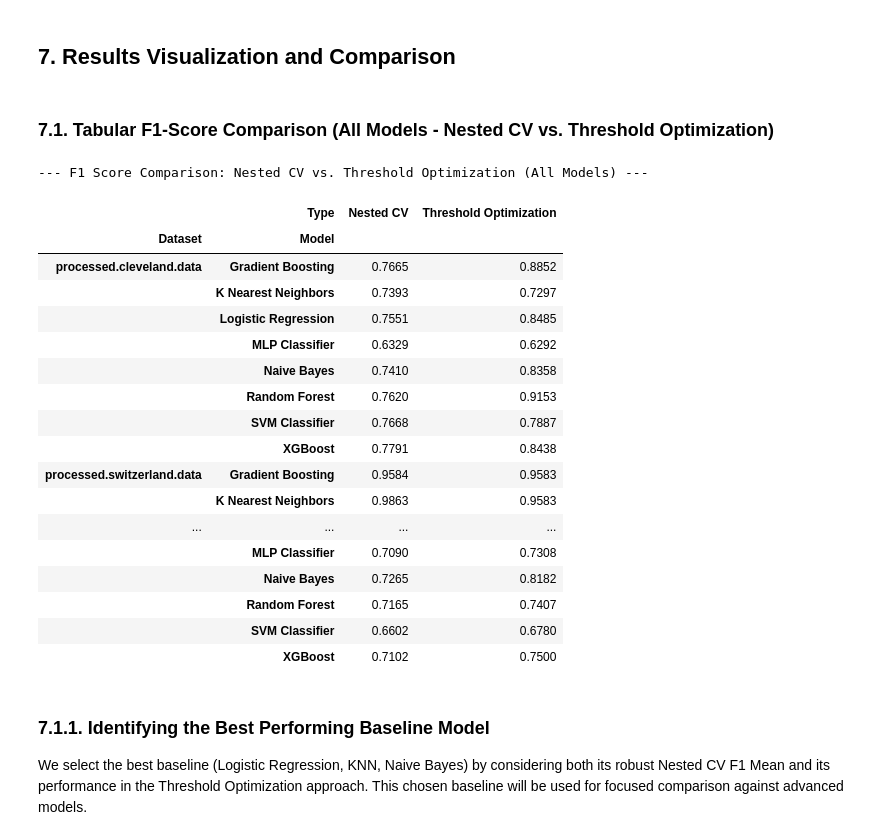
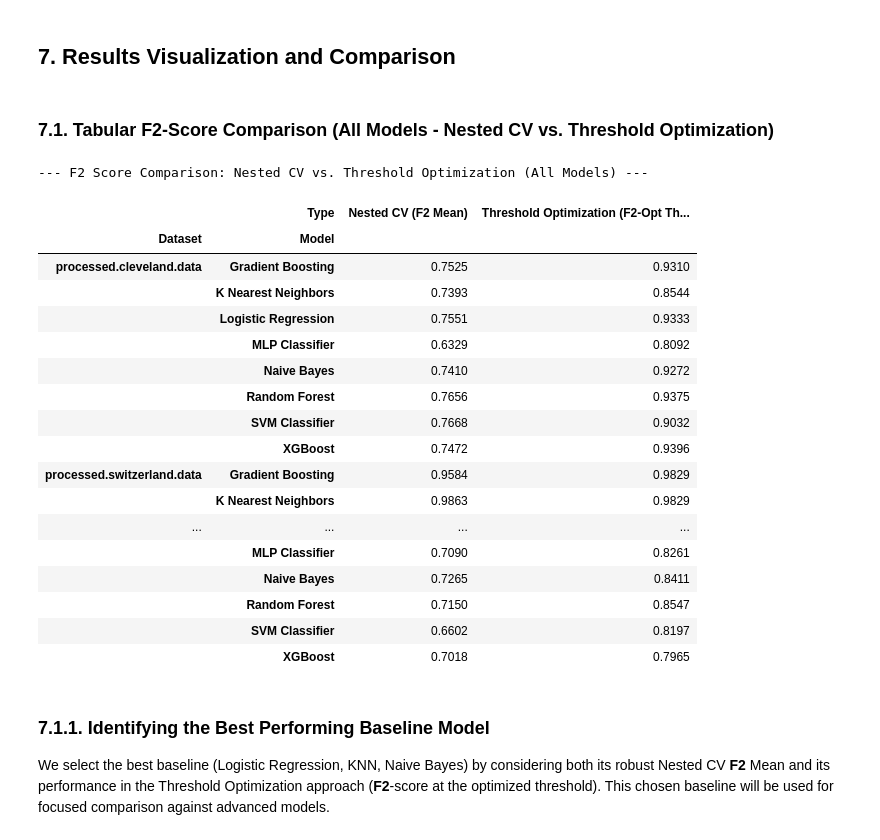
Before and after one commit to BytebenderCoco/machine-learning-predicting-heart-disease, a Jupyter notebook: heart_disease_prediction_baseline_vs_advanced_models.ipynb, the cells around one changed output. Saved outputs shown, nothing was run; the diff lists cells and outputs as text; code cells hidden in the pictures.

```diff
--- a/heart_disease_prediction_baseline_vs_advanced_models.ipynb
+++ b/heart_disease_prediction_baseline_vs_advanced_models.ipynb
@@ -447,54 +506,61 @@ display(threshold_optimization_df_summary.pivot_table(
 # %% [markdown]
 ## 7. Results Visualization and Comparison
 # %% [markdown]
-### 7.1. Tabular F1-Score Comparison (All Models - Nested CV vs. Threshold Optimization)
+### 7.1. Tabular F2-Score Comparison (All Models - Nested CV vs. Threshold Optimization)
 # %%
+# Prepare DataFrame for Threshold Optimization results, focusing on F2
 thresh_opt_df_for_plot = pd.DataFrame([{
     "Dataset": res["Dataset"],
     "Model": res["Model"],
-    "F1-Score": res["F1-Score (Class 1, Opt Thresh)"]}
+    "F2-Score": res["F2-Score (Optimized Threshold)"]}
     for res in detailed_classic_results])
-thresh_opt_df_for_plot["Type"] = "Threshold Optimization"
+thresh_opt_df_for_plot["Type"] = "Threshold Optimization (F2-Opt Thresh)" # Clarify the type
 
+# Prepare DataFrame for Nested CV results, using the F2 mean
 nested_df_for_plot = nested_cv_df.copy()
-nested_df_for_plot.rename(columns={"Nested F1 Mean": "F1-Score"}, inplace=True)
-nested_df_for_plot["Type"] = "Nested CV"
+nested_df_for_plot.rename(columns={
+    "Nested F2 Mean": "F2-Score", # Use the corrected column name
+    "Nested F2 Std": "F2-Score Std" # Keep Std if needed, but not used in concat below
+    }, inplace=True)
+nested_df_for_plot["Type"] = "Nested CV (F2 Mean)" # Clarify the type
 
-combined_f1_df_for_comparison = pd.concat([
-    thresh_opt_df_for_plot[["Dataset", "Model", "F1-Score", "Type"]],
-    nested_df_for_plot[["Dataset", "Model", "F1-Score", "Type"]]
+# Combine the two DataFrames, selecting only relevant columns for comparison
+combined_f2_df_for_comparison = pd.concat([
+    thresh_opt_df_for_plot[["Dataset", "Model", "F2-Score", "Type"]],
+    nested_df_for_plot[["Dataset", "Model", "F2-Score", "Type"]]
 ], ignore_index=True)
 
-print("\n--- F1 Score Comparison: Nested CV vs. Threshold Optimization (All Models) ---")
-pivot_table_f1_all_models = combined_f1_df_for_comparison.pivot_table(
+print("\n--- F2 Score Comparison: Nested CV vs. Threshold Optimization (All Models) ---") # Corrected title
+# Pivot on the F2-Score column
+pivot_table_f2_all_models = combined_f2_df_for_comparison.pivot_table(
     index=["Dataset", "Model"],
     columns="Type",
-    values="F1-Score"
+    values="F2-Score"
 ).round(4)
-display(pivot_table_f1_all_models)
+display(pivot_table_f2_all_models)
 # %% [output]
---- F1 Score Comparison: Nested CV vs. Threshold Optimization (All Models) ---
+--- F2 Score Comparison: Nested CV vs. Threshold Optimization (All Models) ---
-|  | Type | Nested CV | Threshold Optimization |
+|  | Type | Nested CV (F2 Mean) | Threshold Optimization (F2-Opt Th... |
 | Dataset | Model |  |  |
-| processed.cleveland.data | Gradient Boosting | 0.7665 | 0.8852 |
-|  | K Nearest Neighbors | 0.7393 | 0.7297 |
-|  | Logistic Regression | 0.7551 | 0.8485 |
-|  | MLP Classifier | 0.6329 | 0.6292 |
-|  | Naive Bayes | 0.7410 | 0.8358 |
-|  | Random Forest | 0.7620 | 0.9153 |
-|  | SVM Classifier | 0.7668 | 0.7887 |
-|  | XGBoost | 0.7791 | 0.8438 |
-| processed.switzerland.data | Gradient Boosting | 0.9584 | 0.9583 |
-|  | K Nearest Neighbors | 0.9863 | 0.9583 |
+| processed.cleveland.data | Gradient Boosting | 0.7525 | 0.9310 |
+|  | K Nearest Neighbors | 0.7393 | 0.8544 |
+|  | Logistic Regression | 0.7551 | 0.9333 |
+|  | MLP Classifier | 0.6329 | 0.8092 |
+|  | Naive Bayes | 0.7410 | 0.9272 |
+|  | Random Forest | 0.7656 | 0.9375 |
+|  | SVM Classifier | 0.7668 | 0.9032 |
+|  | XGBoost | 0.7472 | 0.9396 |
+| processed.switzerland.data | Gradient Boosting | 0.9584 | 0.9829 |
+|  | K Nearest Neighbors | 0.9863 | 0.9829 |
 | ... | ... | ... | ... |
-|  | MLP Classifier | 0.7090 | 0.7308 |
-|  | Naive Bayes | 0.7265 | 0.8182 |
-|  | Random Forest | 0.7165 | 0.7407 |
-|  | SVM Classifier | 0.6602 | 0.6780 |
-|  | XGBoost | 0.7102 | 0.7500 |
+|  | MLP Classifier | 0.7090 | 0.8261 |
+|  | Naive Bayes | 0.7265 | 0.8411 |
+|  | Random Forest | 0.7150 | 0.8547 |
+|  | SVM Classifier | 0.6602 | 0.8197 |
+|  | XGBoost | 0.7018 | 0.7965 |
 # %% [markdown]
 ### 7.1.1. Identifying the Best Performing Baseline Model
-We select the best baseline (Logistic Regression, KNN, Naive Bayes) by considering both its robust Nested CV F1 Mean and its performance in the Threshold Optimization approach. This chosen baseline will be used for focused comparison against advanced models.
+We select the best baseline (Logistic Regression, KNN, Naive Bayes) by considering both its robust Nested CV **F2** Mean and its performance in the Threshold Optimization approach (**F2**-score at the optimized threshold). This chosen baseline will be used for focused comparison against advanced models.
 # %%
 baseline_model_names = ["Logistic Regression", "K Nearest Neighbors", "Naive Bayes"]
 advanced_model_names = ["Gradient Boosting", "MLP Classifier", "Random Forest", "SVM Classifier", "XGBoost"]
```
Also changed, not shown: parts of 19 cells of this notebook.
